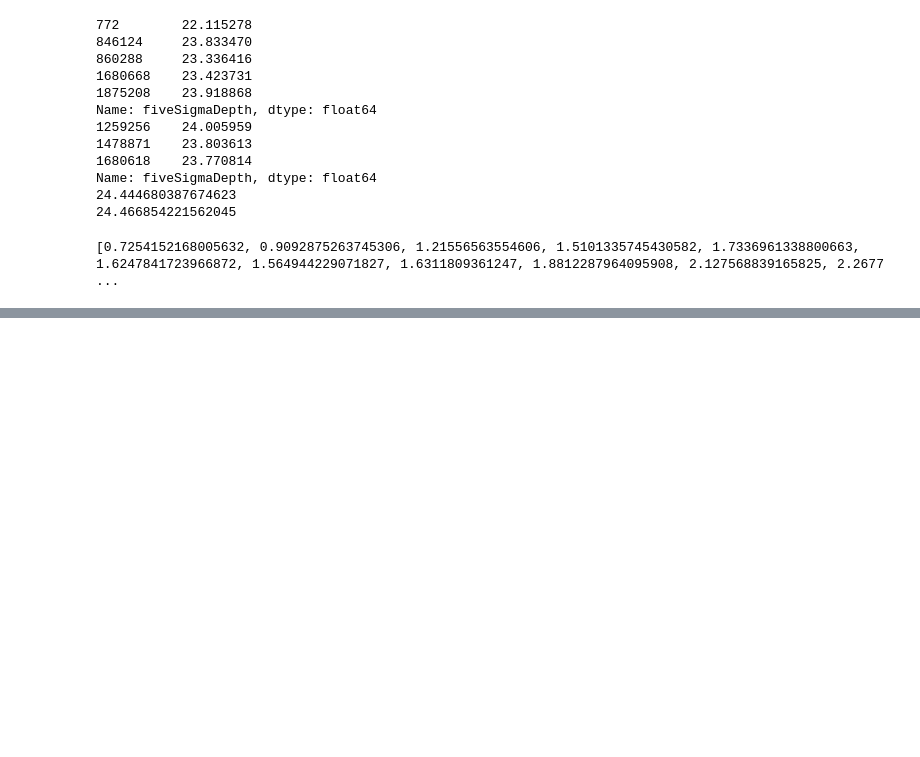
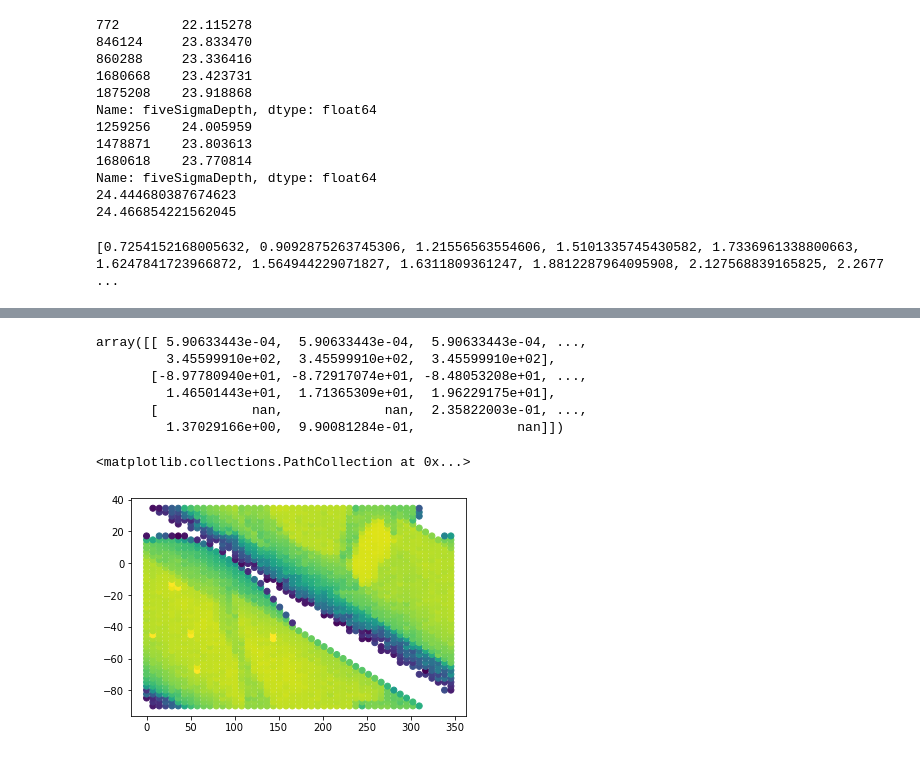
Before and after one commit to dirac-institute/uw-premap-2022-photoz, a Jupyter notebook: magnitudes_R.ipynb, the cells around one changed output, grey strips where cells are left out. Saved outputs shown, nothing was run; the diff lists cells and outputs as text; code cells hidden in the pictures; blank space fills up the shorter version.

```diff
--- a/magnitudes_R.ipynb
+++ b/magnitudes_R.ipynb
@@ -435,0 +462,28 @@ def combine_pdfs(pdf_list_in):
+# %%
+def combined_kl_div(combined_pdf_2, color_range, pdf_list):
+    combined_kl = []
+    for gal in pdf_list:
+        check = kl_div(0.01*gal.pdf(color_range), 0.01*combined_pdf_2)
+        inf_index = np.where(check == np.inf)
+        check[inf_index] = 0
+        combined_kl.append(np.sum(check))
+    return combined_kl
+# %%
+color_range_1 = np.arange(-4,8, 0.01)
+field_id_max = np.max(band_obs['fieldId'])
+field_kl = []
+for fid in range(0,field_id_max+1):
+    if fid % 100 == 0:
+        print(fid)
+    r_filter = band_obs.query(f'fieldId == {fid} and filter == "r"')
+    g_filter = band_obs.query(f'fieldId == {fid} and filter == "g"')
+    if len(r_filter) == 0:
+        field_kl.append([])
+        continue
+    if len(g_filter) == 0:
+        field_kl.append([])
+        continue
+    g_r, g_r_err, pdf_list_1 = calc_colors_pdf(r_filter, g_filter)
+    combined_pdf_2 = combined_pdfs(pdf_list_1, color_range_1)
+    combined_kl = combined_kl_div(combined_pdf_2, color_range_1, pdf_list_1)
+    field_kl.append(combined_kl)
@@ -435,0 +519,8 @@ def combine_pdfs(pdf_list_in):
+# %%
+right = 0
+ra_dec_kl = []
+for RA in RA_set:
+    for DEC in DEC_set:
+        mean_kl = np.mean(field_kl[right])
+        ra_dec_kl.append([RA, DEC, mean_kl])
+        right+=1
@@ -435,0 +542,16 @@ def combine_pdfs(pdf_list_in):
+# %%
+my_array = np.array(ra_dec_kl)
+my_array = my_array.T
+my_array
+# %% [output]
+array([[ 5.90633443e-04,  5.90633443e-04,  5.90633443e-04, ...,
+         3.45599910e+02,  3.45599910e+02,  3.45599910e+02],
+       [-8.97780940e+01, -8.72917074e+01, -8.48053208e+01, ...,
+         1.46501443e+01,  1.71365309e+01,  1.96229175e+01],
+       [            nan,             nan,  2.35822003e-01, ...,
+         1.37029166e+00,  9.90081284e-01,             nan]])
+# %%
+plt.scatter(my_array[0], my_array[1], c=my_array[2])
+# %% [output]
+<matplotlib.collections.PathCollection at 0x...>
+[figure, added]
```
Also changed, not shown: parts of 18 cells of this notebook.
